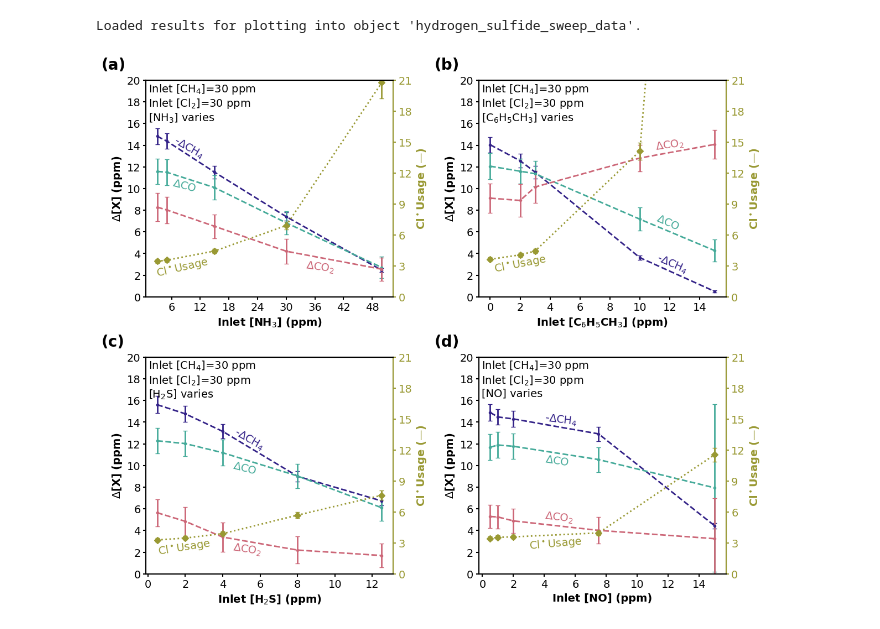
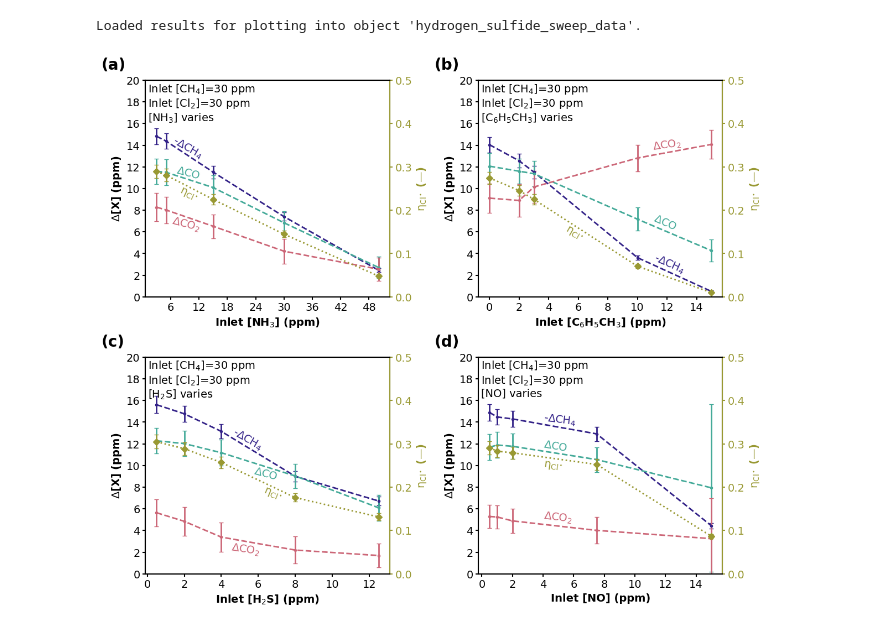
Before and after one commit to richardsrandall/Fall-2024-Cl2, a Jupyter notebook: _combined_plots/paper_plots_v1/figure-vary_co_fed_gases.ipynb, the cells around one changed output. Saved outputs shown, nothing was run; the diff lists cells and outputs as text; code cells hidden in the pictures.

```diff
--- a/_combined_plots/paper_plots_v1/figure-vary_co_fed_gases.ipynb
+++ b/_combined_plots/paper_plots_v1/figure-vary_co_fed_gases.ipynb
@@ -69,6 +69,8 @@ current_data.co_co2_ch2o_95_ci = 2*np.sqrt((0.5*current_data.co2_95_ci)**2 + (0.
 (current_data.cl_budget,current_data.cl_budget_95_ci) = get_cl_radical_budget(current_data.inlet_cl2)
 current_data.cl_per_ch4 = current_data.cl_budget / current_data.ch4_conversions
 current_data.cl_per_ch4_95_ci = cl2_utils.get_95_ci_of_ratio(current_data.cl_budget,current_data.cl_budget_95_ci,current_data.ch4_conversions,current_data.ch4_95_ci)
+current_data.ch4_per_cl = current_data.ch4_conversions/current_data.cl_budget
+current_data.ch4_per_cl_95_ci = cl2_utils.get_95_ci_of_ratio(current_data.ch4_conversions,current_data.ch4_95_ci,current_data.cl_budget,current_data.cl_budget_95_ci)
 
 # Save to variable and report success
 ammonia_sweep_data = current_data
@@ -116,6 +118,8 @@ current_data.co_co2_ch2o_95_ci = 2*np.sqrt((0.5*current_data.co2_95_ci)**2 + (0.
 (current_data.cl_budget,current_data.cl_budget_95_ci) = get_cl_radical_budget(current_data.inlet_cl2)
 current_data.cl_per_ch4 = current_data.cl_budget / current_data.ch4_conversions
 current_data.cl_per_ch4_95_ci = cl2_utils.get_95_ci_of_ratio(current_data.cl_budget,current_data.cl_budget_95_ci,current_data.ch4_conversions,current_data.ch4_95_ci)
+current_data.ch4_per_cl = current_data.ch4_conversions/current_data.cl_budget
+current_data.ch4_per_cl_95_ci = cl2_utils.get_95_ci_of_ratio(current_data.ch4_conversions,current_data.ch4_95_ci,current_data.cl_budget,current_data.cl_budget_95_ci)
 
 # Save to variable and report success
 toluene_sweep_data = current_data
@@ -160,6 +164,8 @@ current_data.co_co2_ch2o_95_ci = 2*np.sqrt((0.5*current_data.co2_95_ci)**2 + (0.
 (current_data.cl_budget,current_data.cl_budget_95_ci) = get_cl_radical_budget(current_data.inlet_cl2)
 current_data.cl_per_ch4 = current_data.cl_budget / current_data.ch4_conversions
 current_data.cl_per_ch4_95_ci = cl2_utils.get_95_ci_of_ratio(current_data.cl_budget,current_data.cl_budget_95_ci,current_data.ch4_conversions,current_data.ch4_95_ci)
+current_data.ch4_per_cl = current_data.ch4_conversions/current_data.cl_budget
+current_data.ch4_per_cl_95_ci = cl2_utils.get_95_ci_of_ratio(current_data.ch4_conversions,current_data.ch4_95_ci,current_data.cl_budget,current_data.cl_budget_95_ci)
 
 # Save to variable and report success
 nitric_oxide_sweep_data = current_data
@@ -214,6 +220,8 @@ current_data.co_co2_ch2o_95_ci = 2*np.sqrt((0.5*current_data.co2_95_ci)**2 + (0.
 (current_data.cl_budget,current_data.cl_budget_95_ci) = get_cl_radical_budget(current_data.inlet_cl2)
 current_data.cl_per_ch4 = current_data.cl_budget / current_data.ch4_conversions
 current_data.cl_per_ch4_95_ci = cl2_utils.get_95_ci_of_ratio(current_data.cl_budget,current_data.cl_budget_95_ci,current_data.ch4_conversions,current_data.ch4_95_ci)
+current_data.ch4_per_cl = current_data.ch4_conversions/current_data.cl_budget
+current_data.ch4_per_cl_95_ci = cl2_utils.get_95_ci_of_ratio(current_data.ch4_conversions,current_data.ch4_95_ci,current_data.cl_budget,current_data.cl_budget_95_ci)
 
 # Save to variable and report success
 hydrogen_sulfide_sweep_data = current_data
@@ -247,7 +255,7 @@ for (current_data, current_axis, current_axis_right,x_vals) in zip((ammonia_swee
         cl2_utils.do_error_bar(current_axis,line_default_properties,'CO2',x_vals,current_data.co2,(current_data.co2_95_ci if use_error_bars else None))
         #cl2_utils.do_error_bar(current_axis,line_default_properties,'CH2O',x_vals,current_data.ch2o,(current_data.ch2o_95_ci if use_error_bars else None))
         #cl2_utils.do_error_bar(current_axis,line_default_properties,'C1 Sum',x_vals,current_data.co_co2_ch2o_sum,(current_data.co_co2_ch2o_95_ci if use_error_bars else None))
-        cl2_utils.do_error_bar(current_axis_right,line_default_properties,'Cl* Efficiency',x_vals,current_data.cl_per_ch4,(current_data.cl_per_ch4_95_ci if use_error_bars else None))
+        cl2_utils.do_error_bar(current_axis_right,line_default_properties,'Cl* Efficiency',x_vals,current_data.ch4_per_cl,(current_data.ch4_per_cl_95_ci if use_error_bars else None))
 
     current_axis.set_ylabel("$\Delta$[X] (ppm)",fontweight=plot_default_properties['font_weight'])
     current_axis.xaxis.set_tick_params(labelbottom=True)
@@ -257,7 +265,7 @@ for (current_data, current_axis, current_axis_right,x_vals) in zip((ammonia_swee
     current_axis_right.tick_params(axis='y', colors=right_ax_color)
     current_axis_right.yaxis.label.set_color(right_ax_color)
     current_axis_right.spines['right'].set_color(right_ax_color)
-    current_axis_right.yaxis.set_major_locator(mticker.MaxNLocator(integer=True))
+    #current_axis_right.yaxis.set_major_locator(mticker.MaxNLocator(integer=True)) # Uncomment this to put right ticks every 0.05, not every 0.1
     current_axis.xaxis.set_major_locator(mticker.MaxNLocator(integer=True))
     current_axis.yaxis.set_major_locator(mticker.MaxNLocator(integer=True))
     #current_axis.set_xlim(left=-0.5)
@@ -268,10 +276,10 @@ ax_a.set_ylim(0,20)
 ax_b.set_ylim(0,20)
 ax_c.set_ylim(0,20)
 ax_d.set_ylim(0,20)
-ax_a_right.set_ylim(0,21)
-ax_b_right.set_ylim(0,21)
-ax_c_right.set_ylim(0,21)
-ax_d_right.set_ylim(0,21)
+ax_a_right.set_ylim(0,0.5)
+ax_b_right.set_ylim(0,0.5)
+ax_c_right.set_ylim(0,0.5)
+ax_d_right.set_ylim(0,0.5)
 ax_a.set_xlabel("Inlet [NH$_3$] (ppm)",fontweight=plot_default_properties['font_weight'])
 ax_b.set_xlabel("Inlet [C$_6$H$_5$CH$_3$] (ppm)",fontweight=plot_default_properties['font_weight'])
 ax_c.set_xlabel("Inlet [H$_2$S] (ppm)",fontweight=plot_default_properties['font_weight'])
@@ -279,39 +287,39 @@ ax_d.set_xlabel("Inlet [NO] (ppm)",fontweight=plot_default_properties['font_weig
 
 # Label the lines
 labels_a = (('CH4',6,12.5,-30),
-          ('CO2',34,2,-8),
-          ('CO',6,9.5,-15),
-          ('Cl* Efficiency',2.6,1.6,13))
+          ('CO2',6,5.8,-15),
+          ('CO',7,10.7,-15),
+          ('Cl* Efficiency',7.5,8.7,-25))
 cl2_utils.label_lines(ax_a,line_default_properties,labels_a)
 ax_a.text(0.01,0.99,"Inlet [CH$_4$]=30 ppm\nInlet [Cl$_2$]=30 ppm\n[NH$_3$] varies",transform=ax_a.transAxes,ha='left',va='top')
 
 labels_b = (('CH4',11,1.9,-24),
           ('CO2',11,13.3,8),
           ('CO',11,6,-24),
-          ('Cl* Efficiency',0.2,2,11))
+          ('Cl* Efficiency',5,5,-30))
 cl2_utils.label_lines(ax_b,line_default_properties,labels_b)
 ax_b.text(0.01,0.99,"Inlet [CH$_4$]=30 ppm\nInlet [Cl$_2$]=30 ppm\n[C$_6$H$_5$CH$_3$] varies",transform=ax_b.transAxes,ha='left',va='top')
 
 labels_c = (('CH4',4.5,11.2,-30),
           ('CO2',4.5,1.5,-9),
-          ('CO',4.5,9,-15),
-          ('Cl* Efficiency',0.5,1.5,9))
+          ('CO',5.7,8.5,-15),
+          ('Cl* Efficiency',6.2,6.6,-22))
 cl2_utils.label_lines(ax_c,line_default_properties,labels_c)
 ax_c.text(0.01,0.99,"Inlet [CH$_4$]=30 ppm\nInlet [Cl$_2$]=30 ppm\n[H$_2$S] varies",transform=ax_c.transAxes,ha='left',va='top')
 
 labels_d = (('CH4',4,13.5,-7),
           ('CO2',4,4.5,-7),
-          ('CO',4,9.8,-9),
-          ('Cl* Efficiency',3,2,5))
+          ('CO',4,11.1,-10),
+          ('Cl* Efficiency',4,9.4,-7))
 cl2_utils.label_lines(ax_d,line_default_properties,labels_d)
 ax_d.text(0.01,0.99,"Inlet [CH$_4$]=30 ppm\nInlet [Cl$_2$]=30 ppm\n[NO] varies",transform=ax_d.transAxes,ha='left',va='top')
 
 for ax in [ax_a, ax_a_right, ax_b, ax_b_right, ax_c, ax_c_right, ax_d, ax_d_right]:
     ax.tick_params(width=plot_default_properties['box_linewidth'])
     for spine in ax.spines.values():
         spine.set_linewidth(plot_default_properties['box_linewidth'])
 
 plt.savefig('exported_images/vary_co_fed_gases_results.png', bbox_inches='tight',dpi=300)
 plt.show()
 # %% [output]
-[figure, old version]
+[figure, new version]
```
Also changed, not shown: 10 other files.
